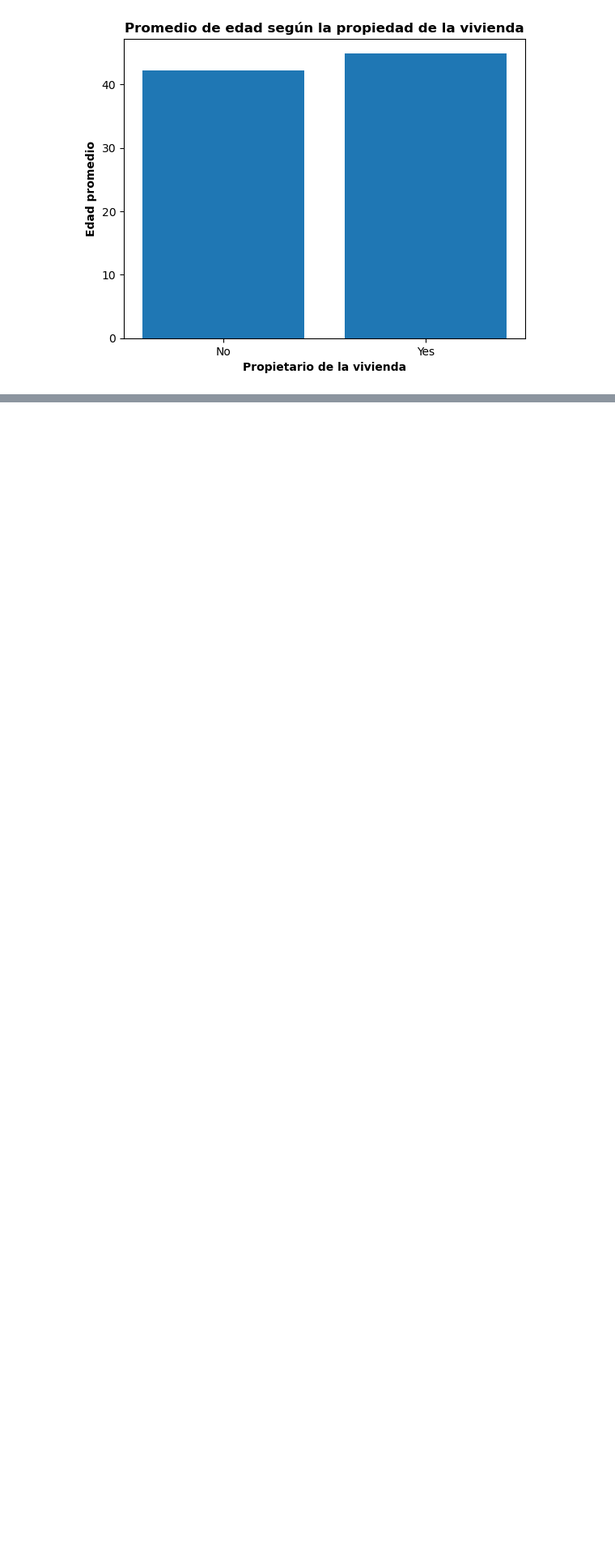
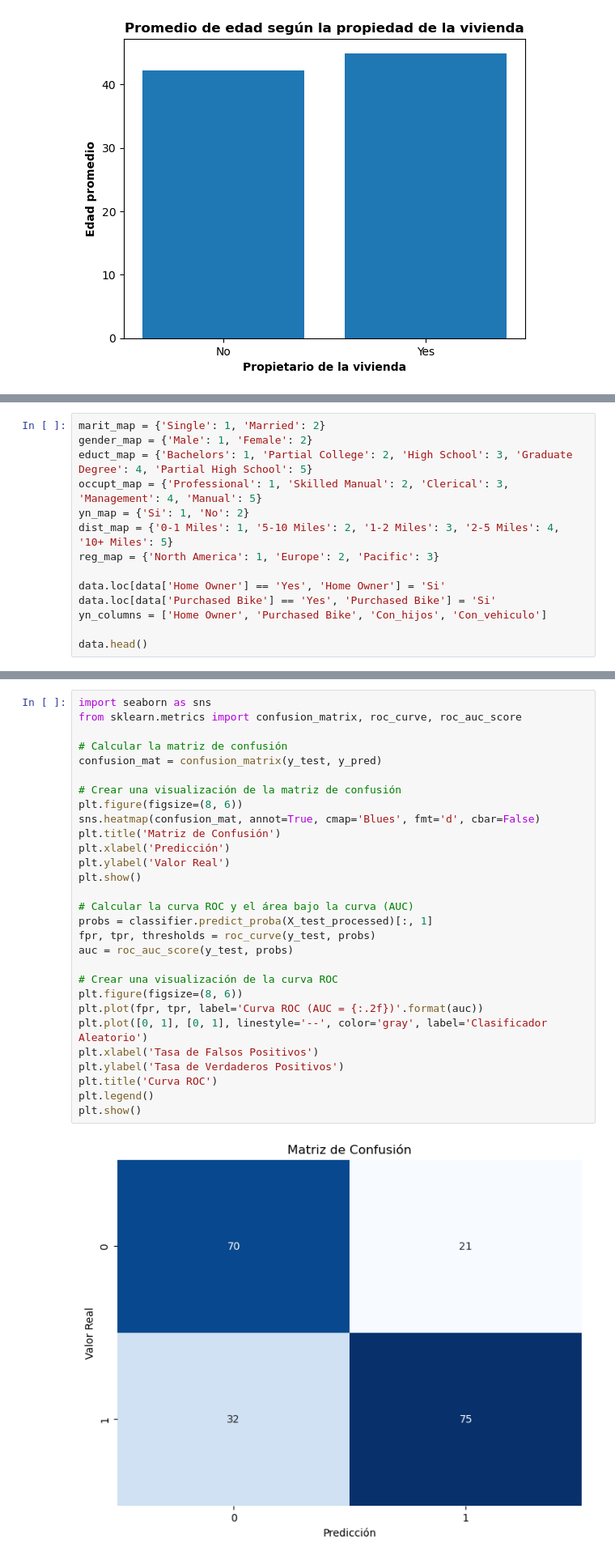
Before and after one commit to ZoroAZ/FDS-2023-1-CC52, a Jupyter notebook: code/Gráficos.ipynb, the cells around one changed output, grey strips where cells are left out. Shown at 81% size. Cells and saved outputs as stored; diff of their text form; blank space fills up the shorter version.

```diff
--- a/code/Gráficos.ipynb
+++ b/code/Gráficos.ipynb
@@ -85,0 +93,14 @@ plt.show()
+# %%
+marit_map = {'Single': 1, 'Married': 2}
+gender_map = {'Male': 1, 'Female': 2}
+educt_map = {'Bachelors': 1, 'Partial College': 2, 'High School': 3, 'Graduate Degree': 4, 'Partial High School': 5}
+occupt_map = {'Professional': 1, 'Skilled Manual': 2, 'Clerical': 3, 'Management': 4, 'Manual': 5}
+yn_map = {'Si': 1, 'No': 2}
+dist_map = {'0-1 Miles': 1, '5-10 Miles': 2, '1-2 Miles': 3, '2-5 Miles': 4, '10+ Miles': 5}
+reg_map = {'North America': 1, 'Europe': 2, 'Pacific': 3}
+
+data.loc[data['Home Owner'] == 'Yes', 'Home Owner'] = 'Si'
+data.loc[data['Purchased Bike'] == 'Yes', 'Purchased Bike'] = 'Si'
+yn_columns = ['Home Owner', 'Purchased Bike', 'Con_hijos', 'Con_vehiculo']
+
+data.head()
@@ -85,0 +144,31 @@ plt.show()
+# %%
+import seaborn as sns
+from sklearn.metrics import confusion_matrix, roc_curve, roc_auc_score
+
+# Calcular la matriz de confusión
+confusion_mat = confusion_matrix(y_test, y_pred)
+
+# Crear una visualización de la matriz de confusión
+plt.figure(figsize=(8, 6))
+sns.heatmap(confusion_mat, annot=True, cmap='Blues', fmt='d', cbar=False)
+plt.title('Matriz de Confusión')
+plt.xlabel('Predicción')
+plt.ylabel('Valor Real')
+plt.show()
+
+# Calcular la curva ROC y el área bajo la curva (AUC)
+probs = classifier.predict_proba(X_test_processed)[:, 1]
+fpr, tpr, thresholds = roc_curve(y_test, probs)
+auc = roc_auc_score(y_test, probs)
+
+# Crear una visualización de la curva ROC
+plt.figure(figsize=(8, 6))
+plt.plot(fpr, tpr, label='Curva ROC (AUC = {:.2f})'.format(auc))
+plt.plot([0, 1], [0, 1], linestyle='--', color='gray', label='Clasificador Aleatorio')
+plt.xlabel('Tasa de Falsos Positivos')
+plt.ylabel('Tasa de Verdaderos Positivos')
+plt.title('Curva ROC')
+plt.legend()
+plt.show()
+# %% [output]
+[figure, added]
```
Also changed, not shown: parts of 5 cells of this notebook.
